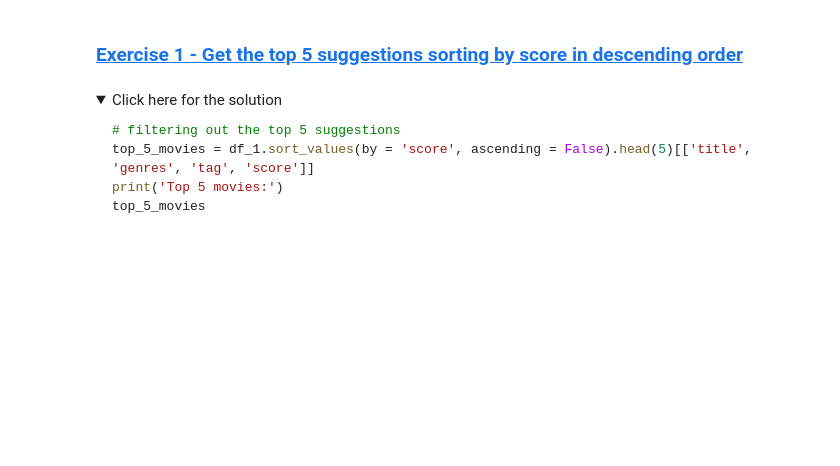
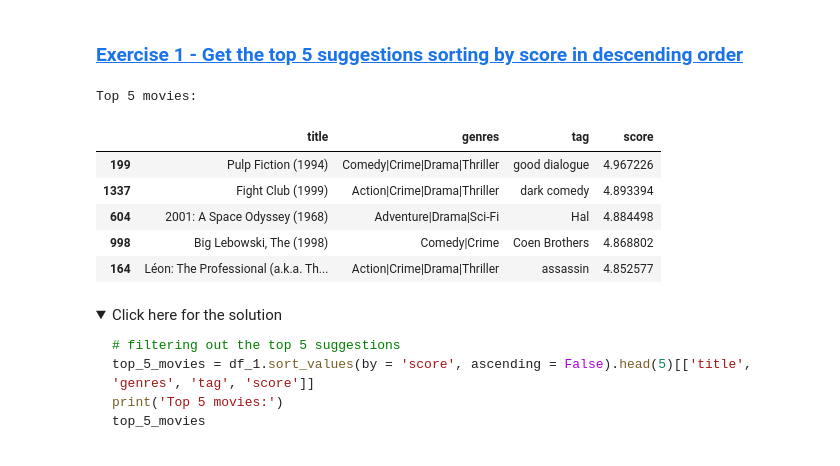
Before and after one commit to aakersh18/book, a Jupyter notebook: Build_Recommendation_Systems_for_Movies_Like_Netflix.ipynb, the cells around one changed output. Drawn from its saved outputs; the diff is of its cells as text; code cells hidden in the pictures; folded sections open; blank space fills up the shorter version.

```diff
--- a/Build_Recommendation_Systems_for_Movies_Like_Netflix.ipynb
+++ b/Build_Recommendation_Systems_for_Movies_Like_Netflix.ipynb
@@ -355,6 +351,18 @@ df_1
 # %%
 # TODO: filtering out the top 5 suggestions
 # You can use `sort_values` to sort the DataFrame by the 'score' column in descending order
+# Filtering out the top 5 suggestions
+top_5_movies = df_1.sort_values(by='score', ascending=False).head(5)[['title', 'genres', 'tag', 'score']]
+print('Top 5 movies:')
+top_5_movies
+# %% [output]
+Top 5 movies:
+|  | title | genres | tag | score |
+| 199 | Pulp Fiction (1994) | Comedy|Crime|Drama|Thriller | good dialogue | 4.967226 |
+| 1337 | Fight Club (1999) | Action|Crime|Drama|Thriller | dark comedy | 4.893394 |
+| 604 | 2001: A Space Odyssey (1968) | Adventure|Drama|Sci-Fi | Hal | 4.884498 |
+| 998 | Big Lebowski, The (1998) | Comedy|Crime | Coen Brothers | 4.868802 |
+| 164 | Léon: The Professional (a.k.a. Th... | Action|Crime|Drama|Thriller | assassin | 4.852577 |
 # %% [markdown]
 <details>
     <summary>Click here for the solution</summary>
```
Also changed, not shown: parts of 8 cells of this notebook.
